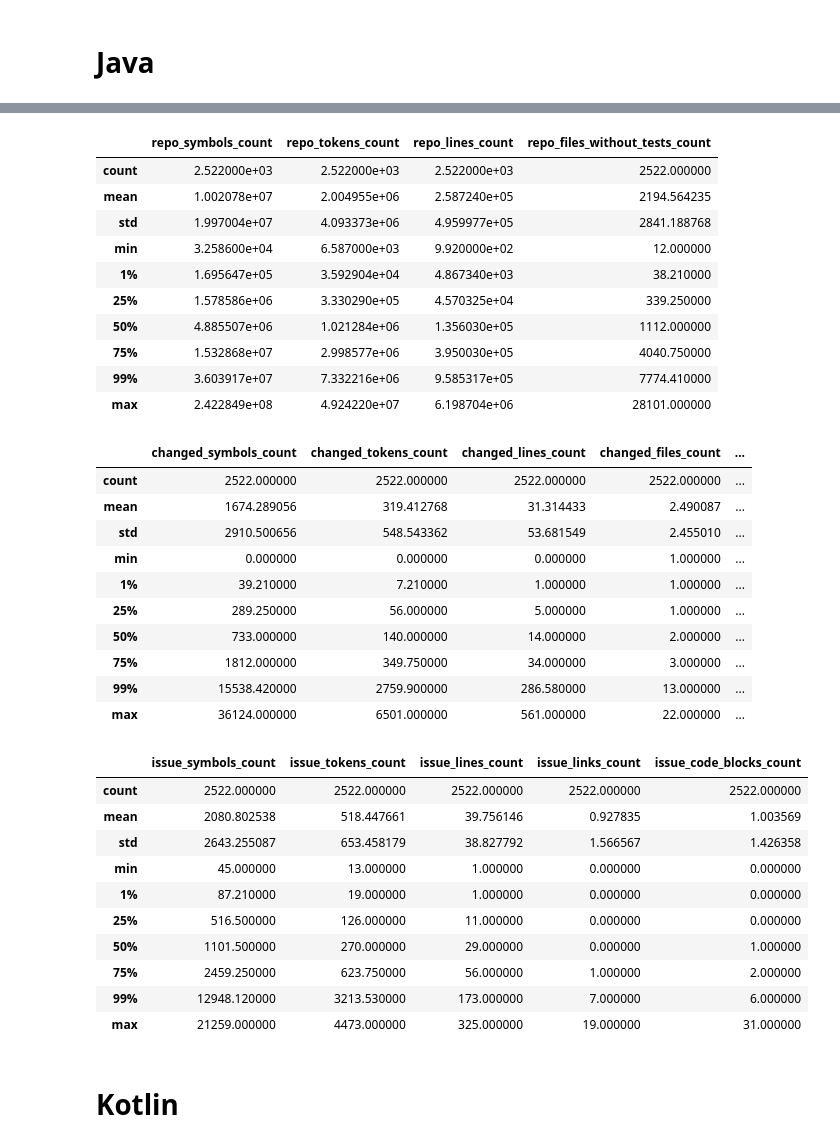
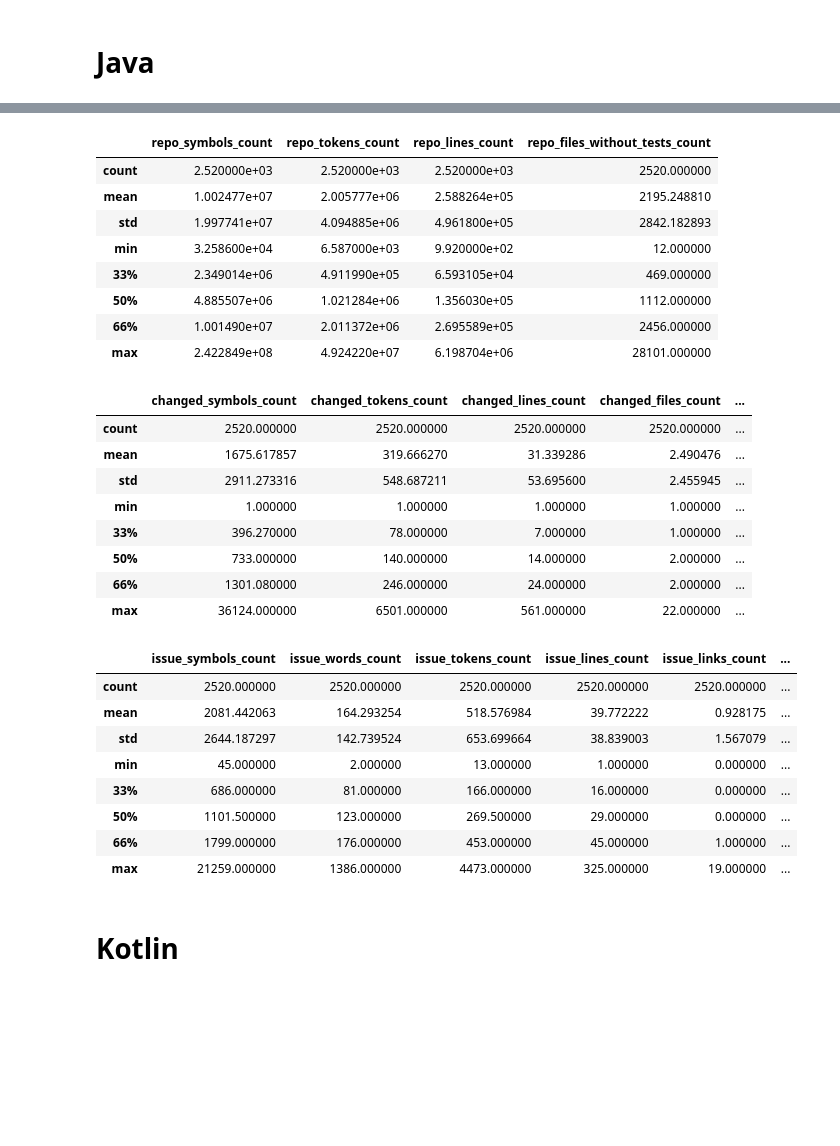
Before and after one commit to JetBrains-Research/lca-baselines, a Jupyter notebook: bug_localization/src/notebooks/final_data_analysis.ipynb, the cells around one changed output, grey strips where cells are left out. Saved outputs shown, nothing was run; the diff lists cells and outputs as text; code cells hidden in the pictures; blank space fills up the shorter version.

```diff
--- a/bug_localization/src/notebooks/final_data_analysis.ipynb
+++ b/bug_localization/src/notebooks/final_data_analysis.ipynb
@@ -34,7 +34,7 @@ You can remove this warning by passing 'verification_mode=no_checks' instead.
 # %%
 repos_columns = ['repo_symbols_count', 'repo_tokens_count', 'repo_lines_count', 'repo_files_without_tests_count']
 diff_columns = ['changed_symbols_count', 'changed_tokens_count', 'changed_lines_count', 'changed_files_count', 'changed_files_without_tests_count']
-issue_columns = ['issue_symbols_count', 'issue_tokens_count', 'issue_lines_count', 'issue_links_count', 'issue_code_blocks_count']
+issue_columns = ['issue_symbols_count', 'issue_words_count', 'issue_tokens_count', 'issue_lines_count', 'issue_links_count', 'issue_code_blocks_count']
 # %%
 print("Data point count:")
 print("total:", len(dfs['py']) + len(dfs['java']) + len(dfs['kt']) + len(dfs['mixed']))
@@ -135,45 +129,39 @@ dfs['java'][:5]
 # %%
-dfs['java'][repos_columns].describe(percentiles=[.01, .25, .5, .75, .99])
+dfs['java'][repos_columns].describe(percentiles=[.33, .66])
 # %% [output]
 |  | repo_symbols_count | repo_tokens_count | repo_lines_count | repo_files_without_tests_count |
-| count | 2.522000e+03 | 2.522000e+03 | 2.522000e+03 | 2522.000000 |
-| mean | 1.002078e+07 | 2.004955e+06 | 2.587240e+05 | 2194.564235 |
-| std | 1.997004e+07 | 4.093373e+06 | 4.959977e+05 | 2841.188768 |
+| count | 2.520000e+03 | 2.520000e+03 | 2.520000e+03 | 2520.000000 |
+| mean | 1.002477e+07 | 2.005777e+06 | 2.588264e+05 | 2195.248810 |
+| std | 1.997741e+07 | 4.094885e+06 | 4.961800e+05 | 2842.182893 |
 | min | 3.258600e+04 | 6.587000e+03 | 9.920000e+02 | 12.000000 |
-| 1% | 1.695647e+05 | 3.592904e+04 | 4.867340e+03 | 38.210000 |
-| 25% | 1.578586e+06 | 3.330290e+05 | 4.570325e+04 | 339.250000 |
+| 33% | 2.349014e+06 | 4.911990e+05 | 6.593105e+04 | 469.000000 |
 | 50% | 4.885507e+06 | 1.021284e+06 | 1.356030e+05 | 1112.000000 |
-| 75% | 1.532868e+07 | 2.998577e+06 | 3.950030e+05 | 4040.750000 |
-| 99% | 3.603917e+07 | 7.332216e+06 | 9.585317e+05 | 7774.410000 |
+| 66% | 1.001490e+07 | 2.011372e+06 | 2.695589e+05 | 2456.000000 |
 | max | 2.422849e+08 | 4.924220e+07 | 6.198704e+06 | 28101.000000 |
 # %%
-dfs['java'][diff_columns].describe(percentiles=[.01, .25, .5, .75, .99])
+dfs['java'][diff_columns].describe(percentiles=[.33, .66])
 # %% [output]
 |  | changed_symbols_count | changed_tokens_count | changed_lines_count | changed_files_count | ... |
-| count | 2522.000000 | 2522.000000 | 2522.000000 | 2522.000000 | ... |
-| mean | 1674.289056 | 319.412768 | 31.314433 | 2.490087 | ... |
-| std | 2910.500656 | 548.543362 | 53.681549 | 2.455010 | ... |
-| min | 0.000000 | 0.000000 | 0.000000 | 1.000000 | ... |
-| 1% | 39.210000 | 7.210000 | 1.000000 | 1.000000 | ... |
-| 25% | 289.250000 | 56.000000 | 5.000000 | 1.000000 | ... |
+| count | 2520.000000 | 2520.000000 | 2520.000000 | 2520.000000 | ... |
+| mean | 1675.617857 | 319.666270 | 31.339286 | 2.490476 | ... |
+| std | 2911.273316 | 548.687211 | 53.695600 | 2.455945 | ... |
+| min | 1.000000 | 1.000000 | 1.000000 | 1.000000 | ... |
+| 33% | 396.270000 | 78.000000 | 7.000000 | 1.000000 | ... |
 | 50% | 733.000000 | 140.000000 | 14.000000 | 2.000000 | ... |
-| 75% | 1812.000000 | 349.750000 | 34.000000 | 3.000000 | ... |
-| 99% | 15538.420000 | 2759.900000 | 286.580000 | 13.000000 | ... |
+| 66% | 1301.080000 | 246.000000 | 24.000000 | 2.000000 | ... |
 | max | 36124.000000 | 6501.000000 | 561.000000 | 22.000000 | ... |
 # %%
-dfs['java'][issue_columns].describe(percentiles=[.01, .25, .5, .75, .99])
+dfs['java'][issue_columns].describe(percentiles=[.33, .66])
 # %% [output]
-|  | issue_symbols_count | issue_tokens_count | issue_lines_count | issue_links_count | issue_code_blocks_count |
-| count | 2522.000000 | 2522.000000 | 2522.000000 | 2522.000000 | 2522.000000 |
-| mean | 2080.802538 | 518.447661 | 39.756146 | 0.927835 | 1.003569 |
-| std | 2643.255087 | 653.458179 | 38.827792 | 1.566567 | 1.426358 |
-| min | 45.000000 | 13.000000 | 1.000000 | 0.000000 | 0.000000 |
-| 1% | 87.210000 | 19.000000 | 1.000000 | 0.000000 | 0.000000 |
-| 25% | 516.500000 | 126.000000 | 11.000000 | 0.000000 | 0.000000 |
-| 50% | 1101.500000 | 270.000000 | 29.000000 | 0.000000 | 1.000000 |
-| 75% | 2459.250000 | 623.750000 | 56.000000 | 1.000000 | 2.000000 |
-| 99% | 12948.120000 | 3213.530000 | 173.000000 | 7.000000 | 6.000000 |
-| max | 21259.000000 | 4473.000000 | 325.000000 | 19.000000 | 31.000000 |
+|  | issue_symbols_count | issue_words_count | issue_tokens_count | issue_lines_count | issue_links_count | ... |
+| count | 2520.000000 | 2520.000000 | 2520.000000 | 2520.000000 | 2520.000000 | ... |
+| mean | 2081.442063 | 164.293254 | 518.576984 | 39.772222 | 0.928175 | ... |
+| std | 2644.187297 | 142.739524 | 653.699664 | 38.839003 | 1.567079 | ... |
+| min | 45.000000 | 2.000000 | 13.000000 | 1.000000 | 0.000000 | ... |
+| 33% | 686.000000 | 81.000000 | 166.000000 | 16.000000 | 0.000000 | ... |
+| 50% | 1101.500000 | 123.000000 | 269.500000 | 29.000000 | 0.000000 | ... |
+| 66% | 1799.000000 | 176.000000 | 453.000000 | 45.000000 | 1.000000 | ... |
+| max | 21259.000000 | 1386.000000 | 4473.000000 | 325.000000 | 19.000000 | ... |
 # %% [markdown]
 # Kotlin
 # %%
```
Also changed, not shown: parts of 14 cells of this notebook, 48 other files.
